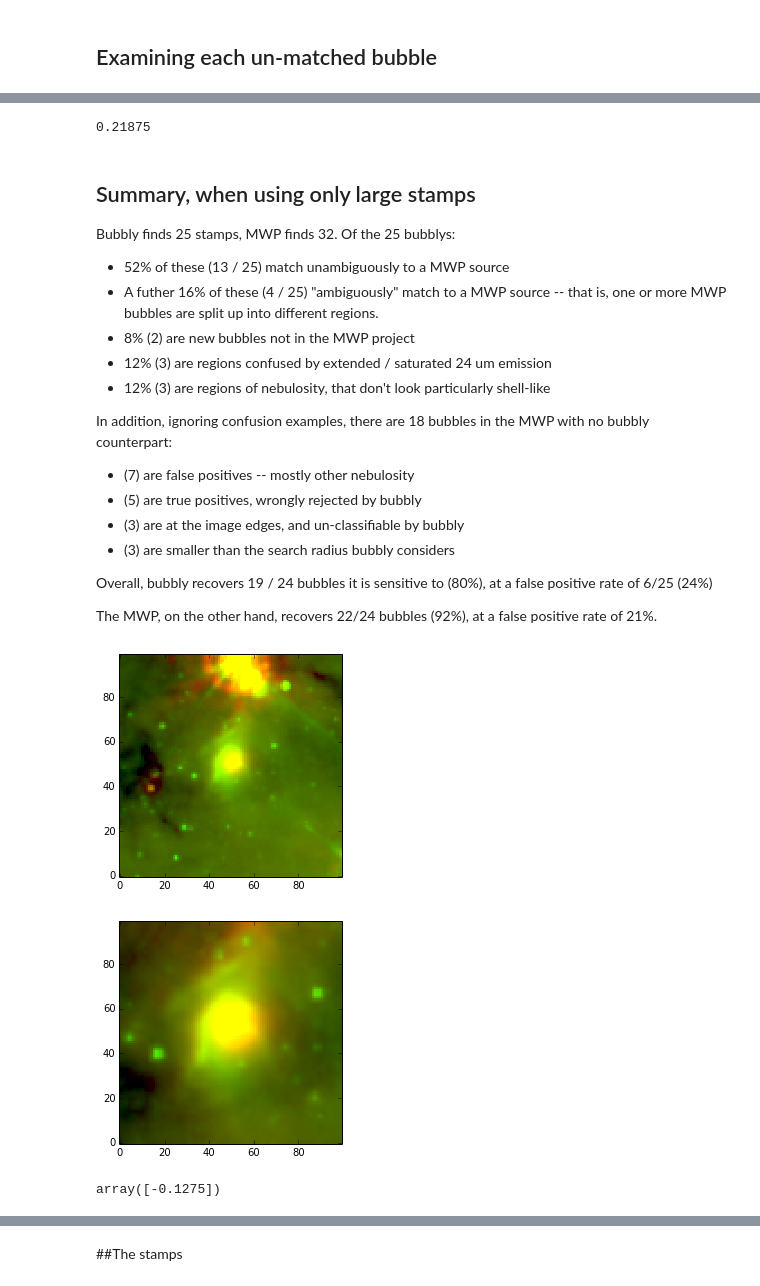
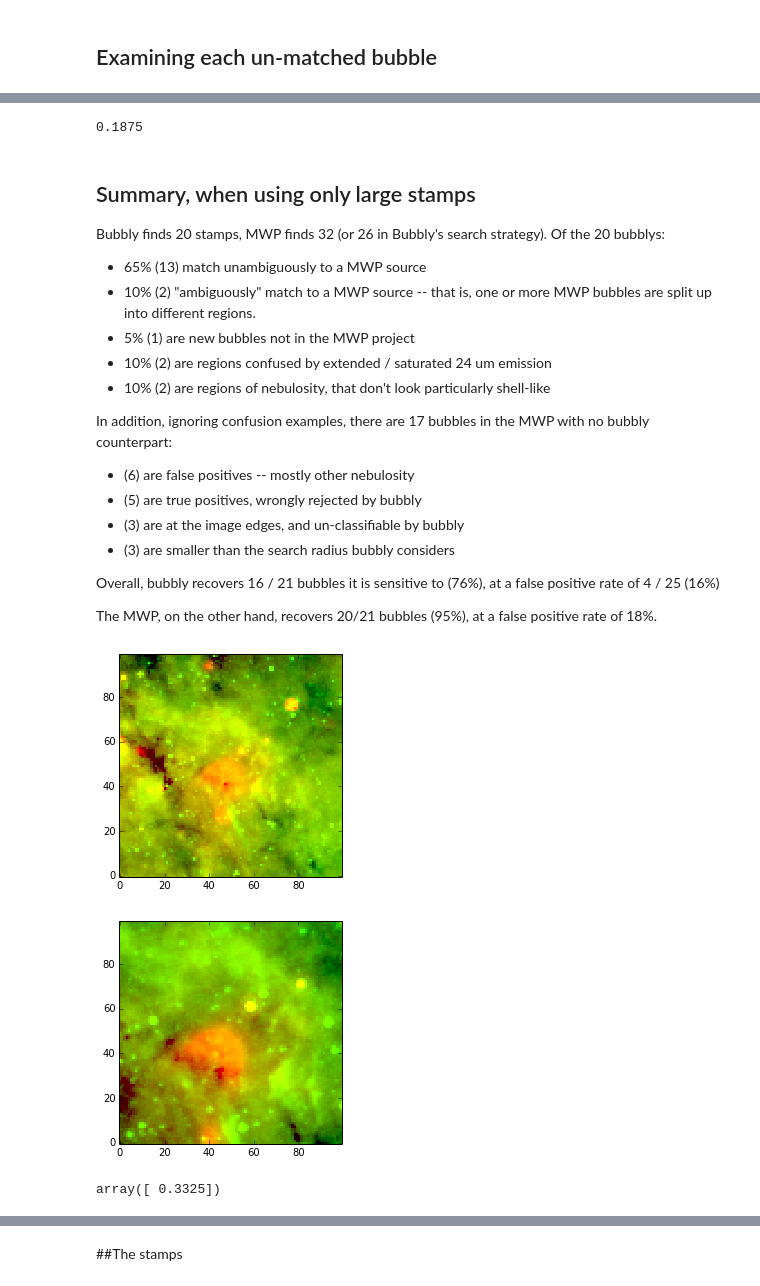
Before and after one commit to ChrisBeaumont/brut, a Jupyter notebook: notebooks/L35_no_small.ipynb, the cells around one changed output, grey strips where cells are left out. Cells and saved outputs as stored; diff of their text form; code cells hidden in the pictures.

```diff
--- a/notebooks/L35_no_small.ipynb
+++ b/notebooks/L35_no_small.ipynb
@@ -1,5 +1,5 @@
 # %%
-%pylab
+%pylab inline
 
 import json
 import os
@@ -8,4 +8,6 @@ os.environ['XPA_METHOD'] = 'local'
 from bubbly.viewer import BubblyViewer
 from bubbly.extractors import RGBExtractor
 from bubbly.cluster import merge, xmatch
+import matplotlib
+matplotlib.rcParams['axes.grid'] = False
 # %% [output]
@@ -104,5 +90,5 @@ def plot_stamps(stamps, **kwargs):
 
 mwp = [b for b in bubble_params() if b[0] == 35]
 
-unmerged = stamps[scores > .1]
-merged = merge(unmerged, scores[scores > 0.1])
+unmerged = stamps[scores > .2]
+merged, scores = merge(unmerged, scores[scores > 0.2])
@@ -202,46 +190,46 @@ bv.outline(mwp)
 14, 17, 21, 24, 25, 27
 # %%
-7 / 32.
+6/32.
 # %% [output]
-0.21875
+0.1875
 # %% [markdown]
 ## Summary, when using only large stamps
 
 
-Bubbly finds 25 stamps, MWP finds 32. Of the 25 bubblys:
+Bubbly finds 20 stamps, MWP finds 32 (or 26 in Bubbly's search strategy). Of the 20 bubblys:
 
-* 52% of these (13 / 25) match unambiguously to a MWP source
-* A futher 16% of these (4 / 25) "ambiguously" match to a MWP source -- that is, one or more MWP bubbles are split up into different regions.
-* 8%  (2) are new bubbles not in the MWP project
-* 12% (3) are regions confused by extended / saturated 24 um emission
-* 12% (3) are regions of nebulosity, that don't look particularly shell-like
+* 65% (13) match unambiguously to a MWP source
+* 10% (2) "ambiguously" match to a MWP source -- that is, one or more MWP bubbles are split up into different regions.
+* 5%  (1) are new bubbles not in the MWP project
+* 10% (2) are regions confused by extended / saturated 24 um emission
+* 10% (2) are regions of nebulosity, that don't look particularly shell-like
 
-In addition, ignoring confusion examples, there are 18 bubbles in the MWP with no bubbly counterpart:
+In addition, ignoring confusion examples, there are 17 bubbles in the MWP with no bubbly counterpart:
 
- * (7) are false positives -- mostly other nebulosity
+ * (6) are false positives -- mostly other nebulosity
  * (5) are true positives, wrongly rejected by bubbly
  * (3) are at the image edges, and un-classifiable by bubbly
  * (3) are smaller than the search radius bubbly considers
 
-Overall, bubbly recovers 19 / 24 bubbles it is sensitive to (80%), at a false positive rate of 6/25 (24%)
+Overall, bubbly recovers 16 / 21 bubbles it is sensitive to (76%), at a false positive rate of 4 / 25 (16%)
 
-The MWP, on the other hand, recovers 22/24 bubbles (92%), at a false positive rate of 21%.
+The MWP, on the other hand, recovers 20/21 bubbles (95%), at a false positive rate of 18%.
 # %%
 from bubbly.model import ModelGroup
 model = ModelGroup.load('../models/full_classifier.dat')
 # %%
-ind = 20
-cat = mwp
+ind = 14
+cat = merged
 bv.look_at(cat[ind])
 imshow(ex.extract(cat[ind][0], cat[ind][1], cat[ind][2], cat[ind][3] * 2))
 show()
 imshow(ex.extract(*cat[ind]))
 show()
 model.decision_function([cat[ind]])
 # %% [output]
-[figure, old version]
+[figure, new version]
-[figure, old version]
+[figure, new version]
-array([-0.1275])
+array([ 0.3325])
 # %%
 len(merged), len(mwp)
 # %% [output]
```
Also changed, not shown: parts of 11 cells of this notebook, 11 other files.
